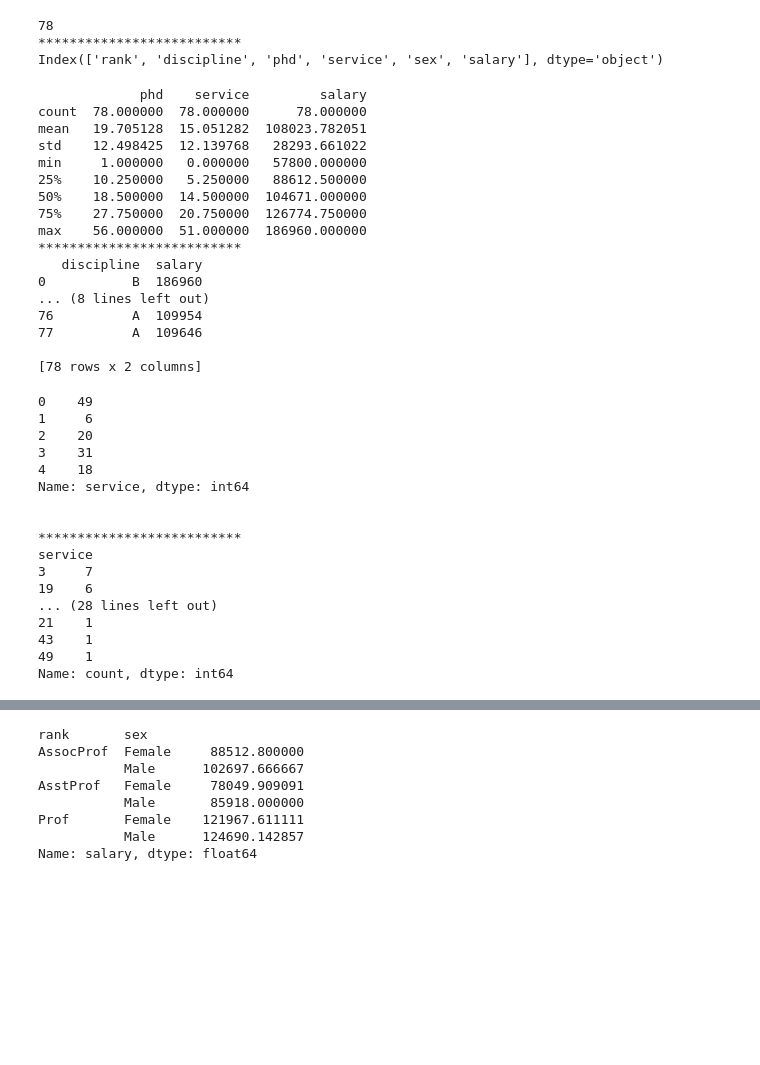
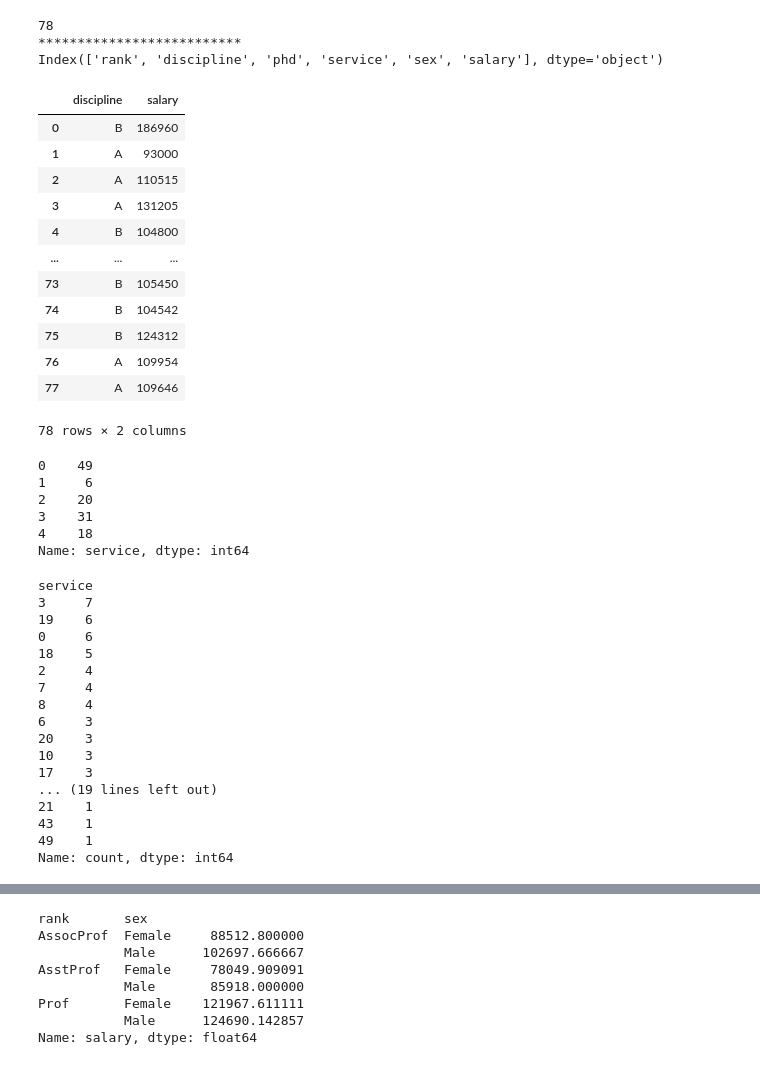
Before and after one commit to Moahmednour/TP_Data_analyse, a Jupyter notebook: TP Pandas/TP 1 ExE.ipynb, the cells around one changed output, grey strips where cells are left out. Cells and saved outputs as stored; diff of their text form; code cells hidden in the pictures; blank space fills up the shorter version.

```diff
--- a/TP Pandas/TP 1 ExE.ipynb
+++ b/TP Pandas/TP 1 ExE.ipynb
@@ -129,37 +135,26 @@ print(salaires.columns)
 Index(['rank', 'discipline', 'phd', 'service', 'sex', 'salary'], dtype='object')
 # %%
 # Description de toutes les données
-print(salaires.describe())
-print("**************************")
+salaires.describe()
 # Accès aux colonnes 'discipline' et 'salary'
-print(salaires[['discipline', 'salary']])
+salaires[['discipline', 'salary']]
 # %% [output]
+|  | discipline | salary |
+| 0 | B | 186960 |
+| 1 | A | 93000 |
+| 2 | A | 110515 |
+| 3 | A | 131205 |
+| 4 | B | 104800 |
+| ... | ... | ... |
+| 73 | B | 105450 |
+| 74 | B | 104542 |
+| 75 | B | 124312 |
+| 76 | A | 109954 |
+| 77 | A | 109646 |
-             phd    service         salary
-count  78.000000  78.000000      78.000000
-mean   19.705128  15.051282  108023.782051
-std    12.498425  12.139768   28293.661022
-min     1.000000   0.000000   57800.000000
-25%    10.250000   5.250000   88612.500000
-50%    18.500000  14.500000  104671.000000
-75%    27.750000  20.750000  126774.750000
-max    56.000000  51.000000  186960.000000
-**************************
-   discipline  salary
-0           B  186960
-... (8 lines left out)
-76          A  109954
-77          A  109646
-
-[78 rows x 2 columns]
+78 rows × 2 columns
 # %%
 #Affichage des 5 premières valeurs de la colonne 'service'
-print(salaires['service'].head(5))
-
-print("\n")
-print("**************************")
-
-# Comptage de la colonne 'service'
-print(salaires['service'].value_counts())
+salaires['service'].head(5)
 # %% [output]
 0    49
 1     6
@@ -167,16 +162,26 @@ print(salaires['service'].value_counts())
 3    31
 4    18
 Name: service, dtype: int64
-
-
-**************************
-service
-3     7
-19    6
-... (28 lines left out)
-21    1
-43    1
-49    1
-Name: count, dtype: int64
+# %%
+# Comptage de la colonne 'service'
+salaires['service'].value_counts()
+# %% [output]
+service
+3     7
+19    6
+0     6
+18    5
+2     4
+7     4
+8     4
+6     3
+20    3
+10    3
+17    3
+... (19 lines left out)
+21    1
+43    1
+49    1
+Name: count, dtype: int64
 # %%
 # Tri par services (décroissant) puis par salaires (croissant)
```
Also changed, not shown: parts of 8 cells of this notebook.
